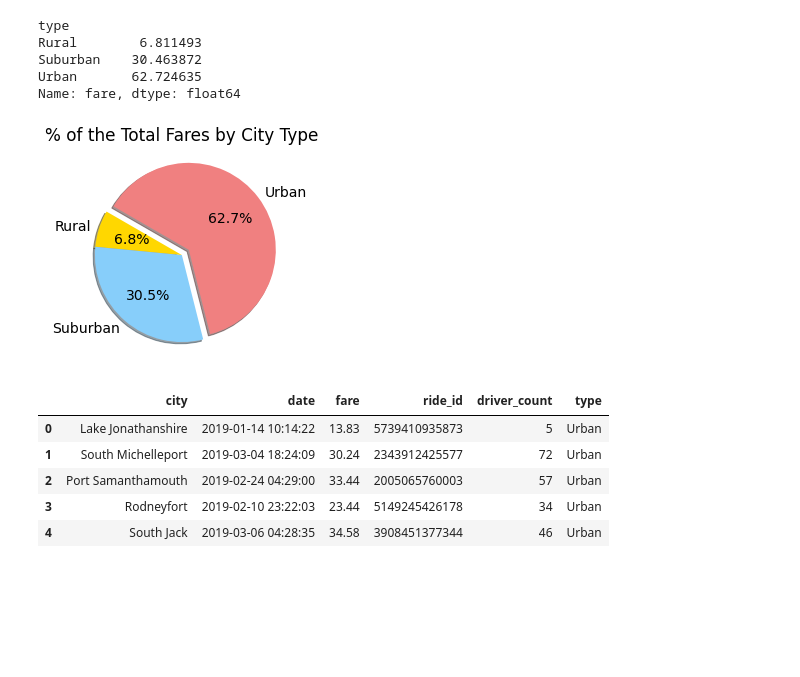
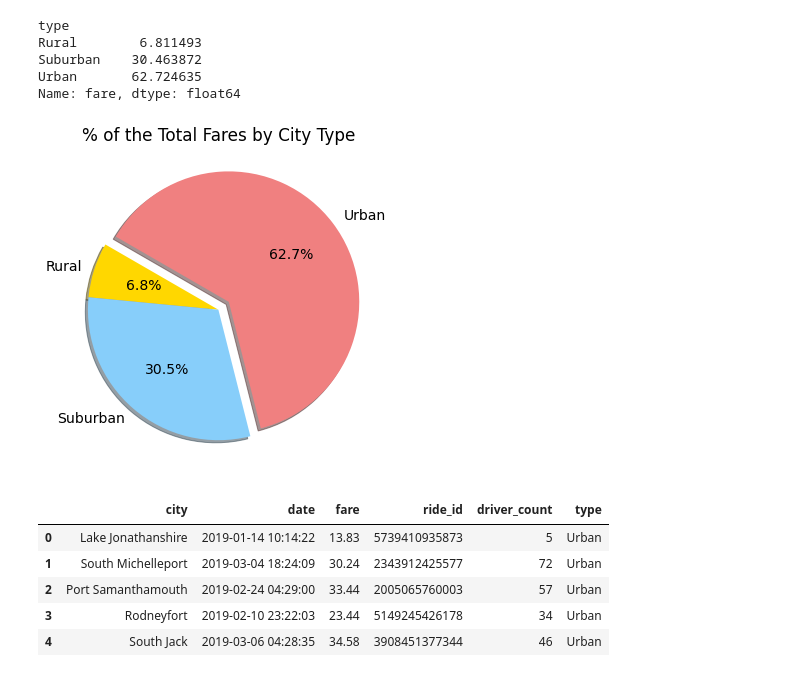
Before and after one commit to ccastanette/PyBer_Analysis, a Jupyter notebook: PyBer.ipynb, the cells around one changed output. Saved outputs shown, nothing was run; the diff lists cells and outputs as text; code cells hidden in the pictures; blank space fills up the shorter version.

```diff
--- a/PyBer.ipynb
+++ b/PyBer.ipynb
@@ -859,22 +859,23 @@ Name: fare, dtype: float64
 # %%
 # Import mpl to change the plot configurations using rcParams
 import matplotlib as mpl
 # Build the percentage of fares by city type chart
+plt.subplots(figsize=(10, 6))
 plt.pie(type_percents,
         labels=["Rural", "Suburban", "Urban"],
        colors=["gold", "lightskyblue", "lightcoral"],
        explode=[0,0,0.1],
        autopct='%1.1f%%',
        shadow=True, startangle=150)
 plt.title("% of the Total Fares by City Type")
 # Change the default font size from 10 to 14
 mpl.rcParams['font.size'] = 14
 # Save Figure
 plt.savefig("analysis/Fig5.png")
 # Show Figure
 plt.show()
 # %% [output]
-[figure, old version]
+[figure, new version]
 # %%
 pyber_data_df.head()
 # %% [output]
```
Also changed, not shown: parts of 2 cells of this notebook, 1 other file.
